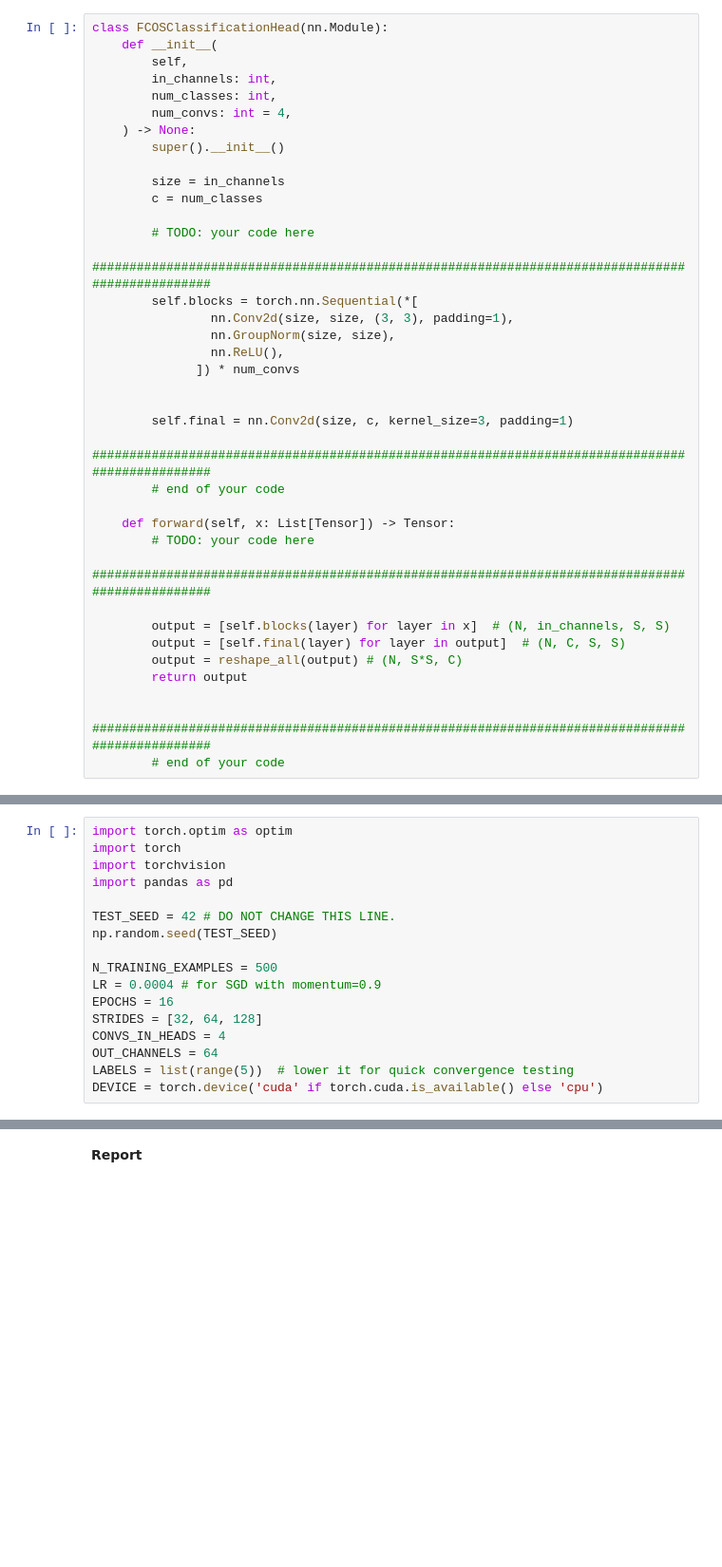
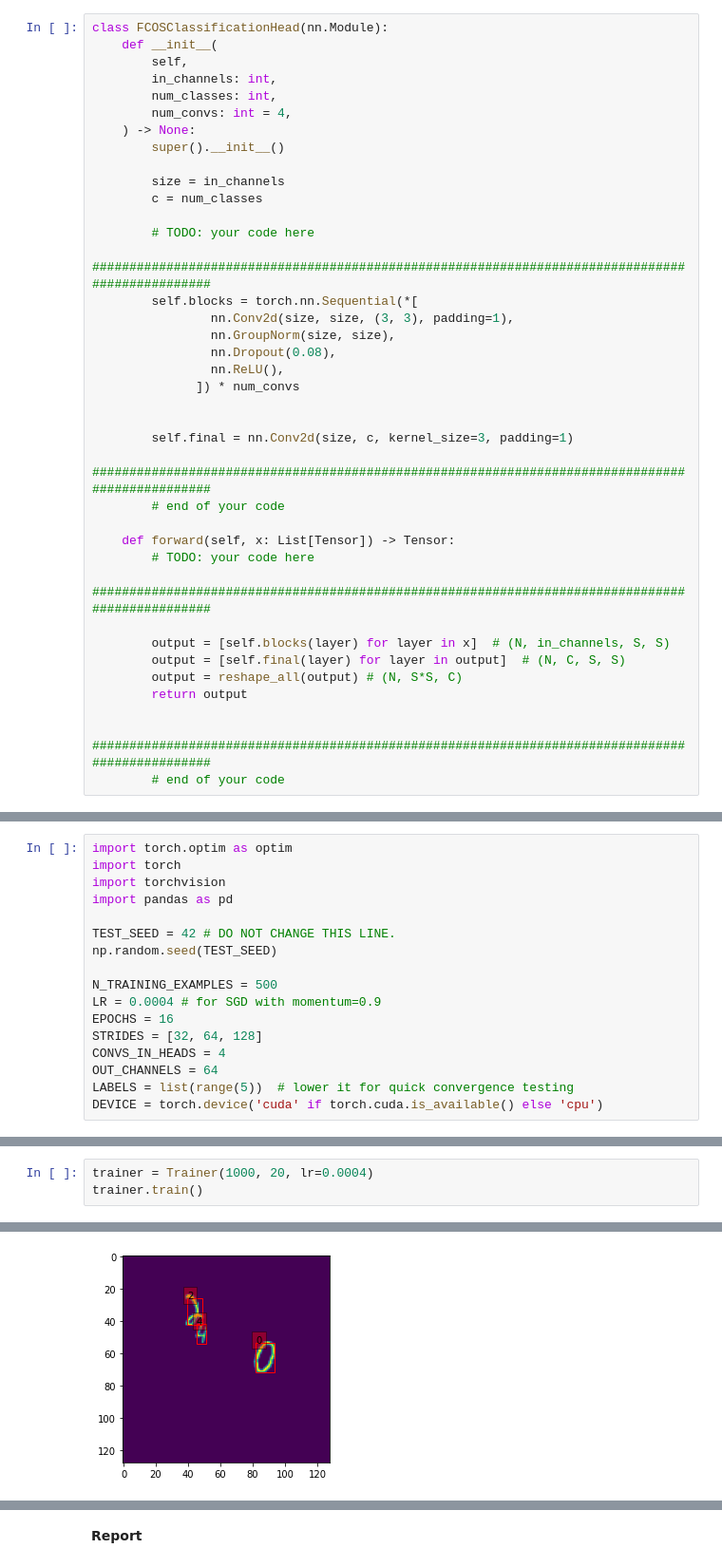
Before and after one commit to asia281/dnn2022, a Jupyter notebook: Final_of_Asia_of_hw2_fcos_student.ipynb, the cells around one changed output, grey strips where cells are left out. Shown: that part at 95% size. Drawn from its saved outputs; the diff is of its cells as text; blank space fills up the shorter version.

```diff
--- a/Final_of_Asia_of_hw2_fcos_student.ipynb
+++ b/Final_of_Asia_of_hw2_fcos_student.ipynb
@@ -398,6 +401,7 @@ class FCOSClassificationHead(nn.Module):
         self.blocks = torch.nn.Sequential(*[
                 nn.Conv2d(size, size, (3, 3), padding=1),
                 nn.GroupNorm(size, size),
+                nn.Dropout(0.08),
                 nn.ReLU(),
               ]) * num_convs
 
@@ -1182,0 +1222,4 @@ train_loss, test_loss, test_acc = trainer.train()
+# %%
+trainer = Trainer(1000, 20, lr=0.0004)
+trainer.train()
+# %% [output]
@@ -1182,0 +1243 @@ train_loss, test_loss, test_acc = trainer.train()
+[figure, added]
```
Also changed, not shown: parts of 13 cells of this notebook.
